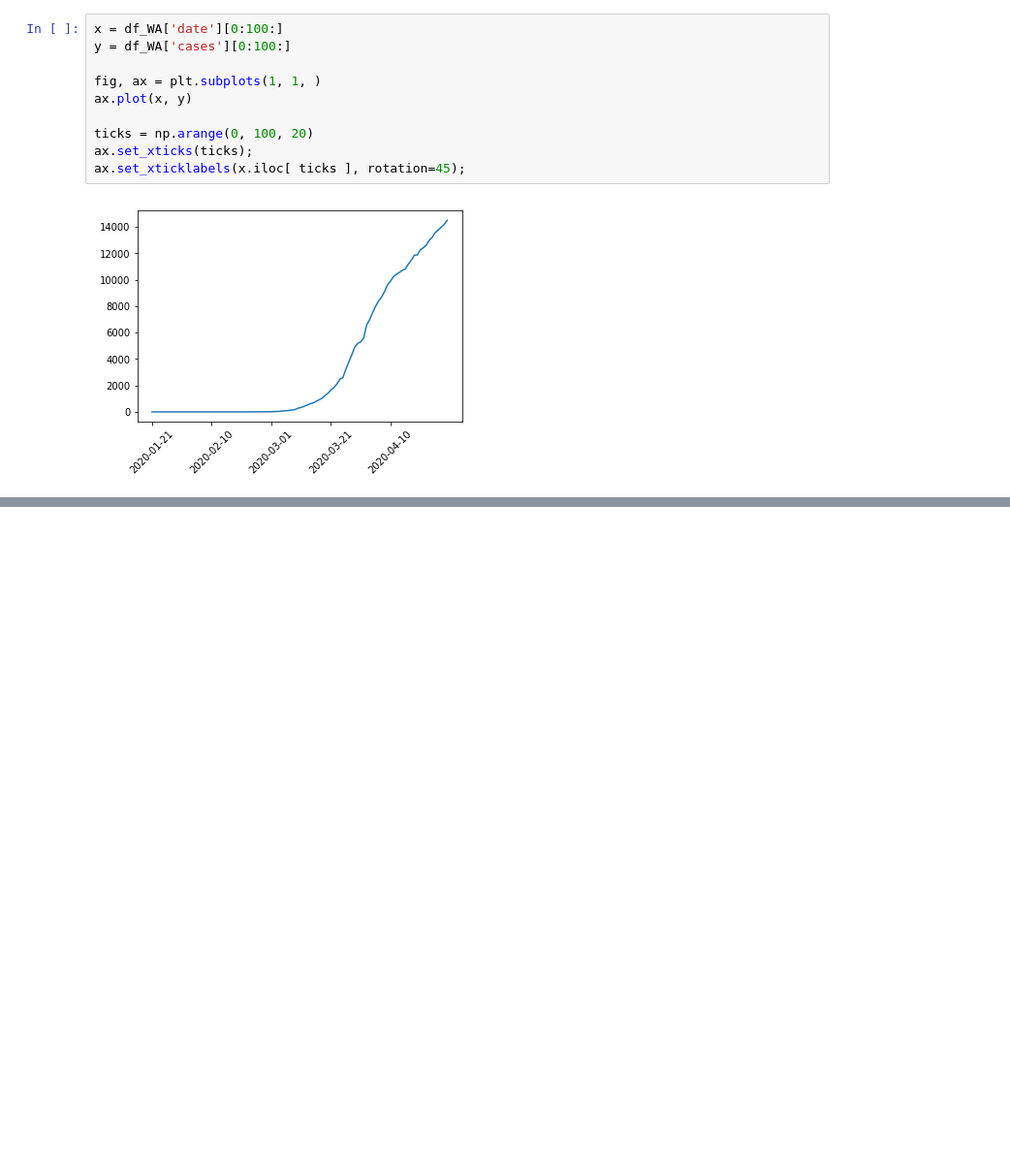
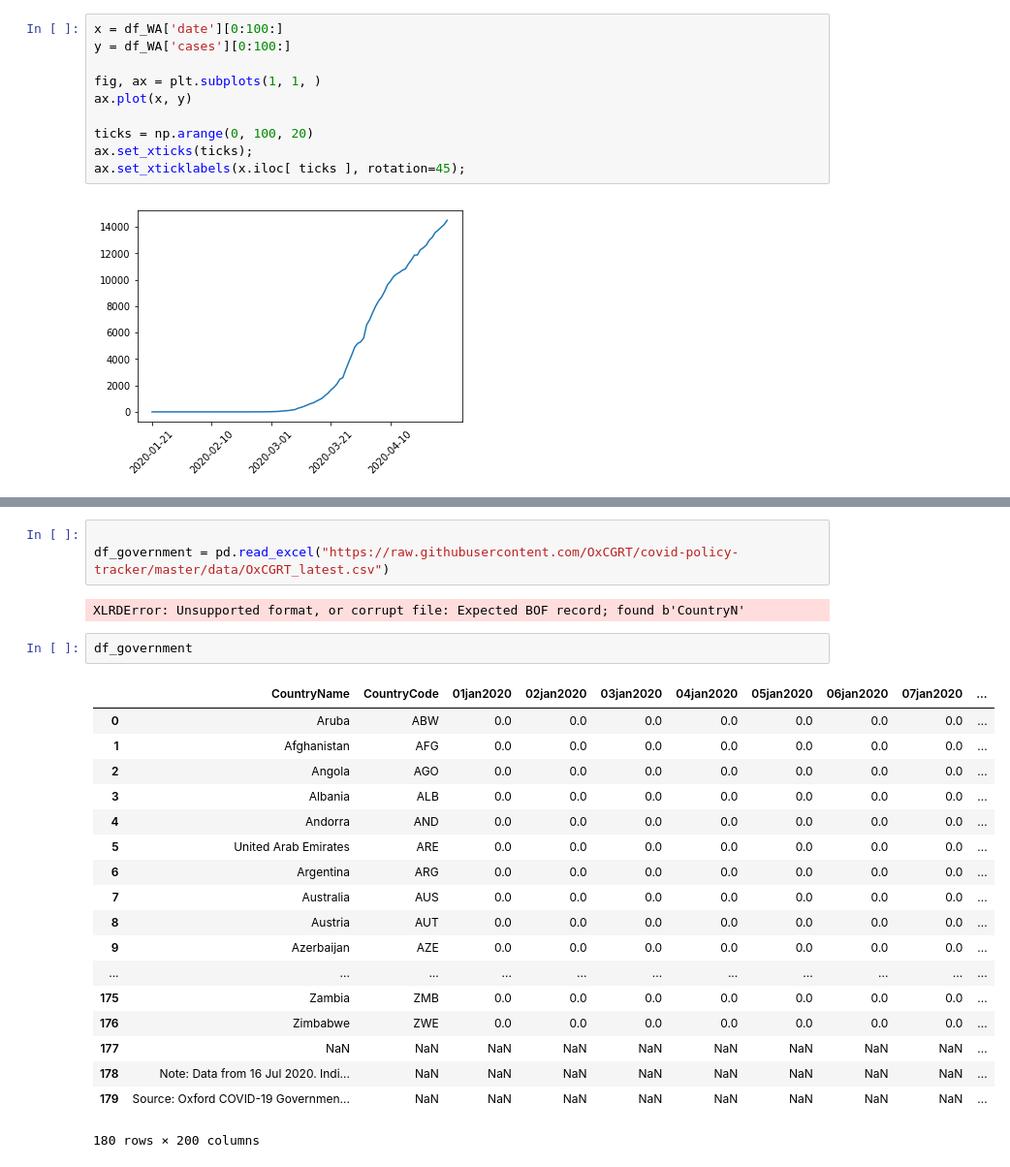
Before and after one commit to xiaolng/GSGHack_project10, a Jupyter notebook: plot_time_series.ipynb, the cells around one changed output, grey strips where cells are left out. Shown: that part at 97% size. Saved outputs shown, nothing was run; the diff lists cells and outputs as text; blank space fills up the shorter version.

```diff
--- a/plot_time_series.ipynb
+++ b/plot_time_series.ipynb
@@ -45,0 +133,26 @@ ax.set_xticklabels(x.iloc[ ticks ], rotation=45);
+# %%
+
+df_government = pd.read_excel("https://raw.githubusercontent.com/OxCGRT/covid-policy-tracker/master/data/OxCGRT_latest.csv")
+# %% [output]
+XLRDError: Unsupported format, or corrupt file: Expected BOF record; found b'CountryN'
+# %%
+df_government
+# %% [output]
+|  | CountryName | CountryCode | 01jan2020 | 02jan2020 | 03jan2020 | 04jan2020 | 05jan2020 | 06jan2020 | 07jan2020 | ... |
+| 0 | Aruba | ABW | 0.0 | 0.0 | 0.0 | 0.0 | 0.0 | 0.0 | 0.0 | ... |
+| 1 | Afghanistan | AFG | 0.0 | 0.0 | 0.0 | 0.0 | 0.0 | 0.0 | 0.0 | ... |
+| 2 | Angola | AGO | 0.0 | 0.0 | 0.0 | 0.0 | 0.0 | 0.0 | 0.0 | ... |
+| 3 | Albania | ALB | 0.0 | 0.0 | 0.0 | 0.0 | 0.0 | 0.0 | 0.0 | ... |
+| 4 | Andorra | AND | 0.0 | 0.0 | 0.0 | 0.0 | 0.0 | 0.0 | 0.0 | ... |
+| 5 | United Arab Emirates | ARE | 0.0 | 0.0 | 0.0 | 0.0 | 0.0 | 0.0 | 0.0 | ... |
+| 6 | Argentina | ARG | 0.0 | 0.0 | 0.0 | 0.0 | 0.0 | 0.0 | 0.0 | ... |
+| 7 | Australia | AUS | 0.0 | 0.0 | 0.0 | 0.0 | 0.0 | 0.0 | 0.0 | ... |
+| 8 | Austria | AUT | 0.0 | 0.0 | 0.0 | 0.0 | 0.0 | 0.0 | 0.0 | ... |
+| 9 | Azerbaijan | AZE | 0.0 | 0.0 | 0.0 | 0.0 | 0.0 | 0.0 | 0.0 | ... |
+| ... | ... | ... | ... | ... | ... | ... | ... | ... | ... | ... |
+| 175 | Zambia | ZMB | 0.0 | 0.0 | 0.0 | 0.0 | 0.0 | 0.0 | 0.0 | ... |
+| 176 | Zimbabwe | ZWE | 0.0 | 0.0 | 0.0 | 0.0 | 0.0 | 0.0 | 0.0 | ... |
+| 177 | NaN | NaN | NaN | NaN | NaN | NaN | NaN | NaN | NaN | ... |
+| 178 | Note: Data from 16 Jul 2020. Indi... | NaN | NaN | NaN | NaN | NaN | NaN | NaN | NaN | ... |
+| 179 | Source: Oxford COVID-19 Governmen... | NaN | NaN | NaN | NaN | NaN | NaN | NaN | NaN | ... |
+180 rows × 200 columns
```
Also changed, not shown: parts of 7 cells of this notebook, 2 other files.
